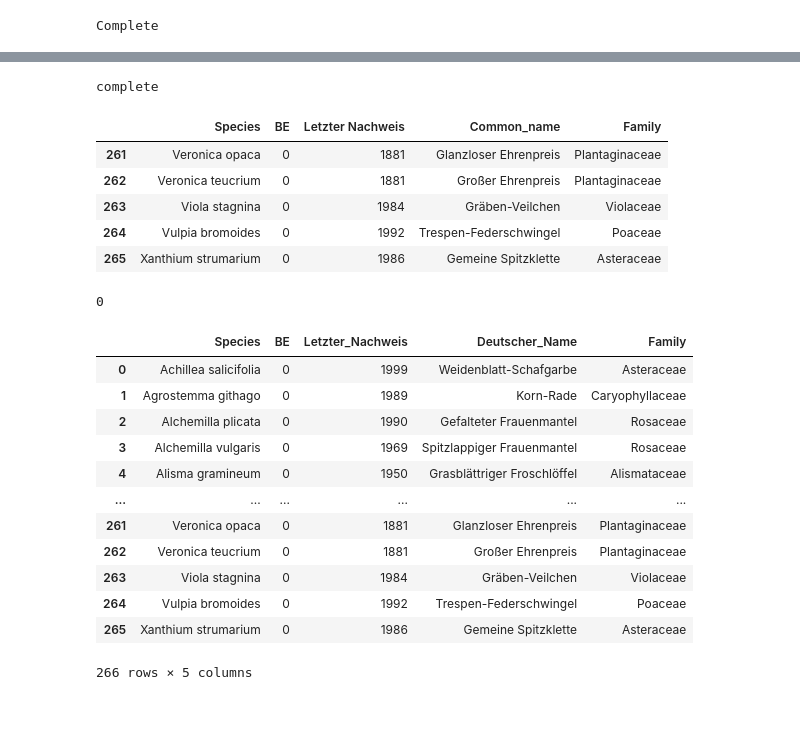
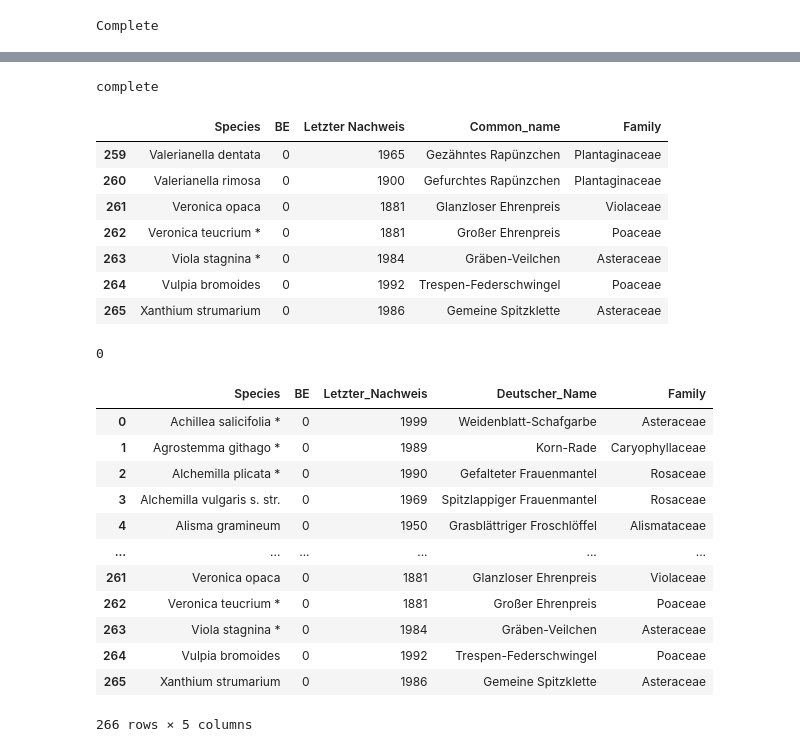
Before and after one commit to Zzzhenya/Berlin-red-list, a Jupyter notebook: Transformation/Raw_csv/Other.ipynb, the cells around one changed output, grey strips where cells are left out. Cells and saved outputs as stored; diff of their text form; code cells hidden in the pictures; blank space fills up the shorter version.

```diff
--- a/Transformation/Raw_csv/Other.ipynb
+++ b/Transformation/Raw_csv/Other.ipynb
@@ -1029,19 +1007,21 @@ gbif_data_missing["family"]
 Name: family, dtype: object
 # %%
-i = 259
+i = 264
 j = 0;
 while i < 266:
     df.at[i, "Family"] = gbif_data_missing["family"][j]
     i = i + 1
     j = j + 1
 print("complete")
 df.tail(7)
 # %% [output]
 complete
 |  | Species | BE | Letzter Nachweis | Common_name | Family |
-| 261 | Veronica opaca | 0 | 1881 | Glanzloser Ehrenpreis | Plantaginaceae |
-| 262 | Veronica teucrium | 0 | 1881 | Großer Ehrenpreis | Plantaginaceae |
-| 263 | Viola stagnina | 0 | 1984 | Gräben-Veilchen | Violaceae |
+| 259 | Valerianella dentata | 0 | 1965 | Gezähntes Rapünzchen | Plantaginaceae |
+| 260 | Valerianella rimosa | 0 | 1900 | Gefurchtes Rapünzchen | Plantaginaceae |
+| 261 | Veronica opaca | 0 | 1881 | Glanzloser Ehrenpreis | Violaceae |
+| 262 | Veronica teucrium * | 0 | 1881 | Großer Ehrenpreis | Poaceae |
+| 263 | Viola stagnina * | 0 | 1984 | Gräben-Veilchen | Asteraceae |
 | 264 | Vulpia bromoides | 0 | 1992 | Trespen-Federschwingel | Poaceae |
 | 265 | Xanthium strumarium | 0 | 1986 | Gemeine Spitzklette | Asteraceae |
 # %%
@@ -1060,15 +1040,15 @@ df.rename({
 df
 # %% [output]
 |  | Species | BE | Letzter_Nachweis | Deutscher_Name | Family |
-| 0 | Achillea salicifolia | 0 | 1999 | Weidenblatt-Schafgarbe | Asteraceae |
-| 1 | Agrostemma githago | 0 | 1989 | Korn-Rade | Caryophyllaceae |
-| 2 | Alchemilla plicata | 0 | 1990 | Gefalteter Frauenmantel | Rosaceae |
-| 3 | Alchemilla vulgaris | 0 | 1969 | Spitzlappiger Frauenmantel | Rosaceae |
+| 0 | Achillea salicifolia * | 0 | 1999 | Weidenblatt-Schafgarbe | Asteraceae |
+| 1 | Agrostemma githago * | 0 | 1989 | Korn-Rade | Caryophyllaceae |
+| 2 | Alchemilla plicata * | 0 | 1990 | Gefalteter Frauenmantel | Rosaceae |
+| 3 | Alchemilla vulgaris s. str. | 0 | 1969 | Spitzlappiger Frauenmantel | Rosaceae |
 | 4 | Alisma gramineum | 0 | 1950 | Grasblättriger Froschlöffel | Alismataceae |
 | ... | ... | ... | ... | ... | ... |
-| 261 | Veronica opaca | 0 | 1881 | Glanzloser Ehrenpreis | Plantaginaceae |
-| 262 | Veronica teucrium | 0 | 1881 | Großer Ehrenpreis | Plantaginaceae |
-| 263 | Viola stagnina | 0 | 1984 | Gräben-Veilchen | Violaceae |
+| 261 | Veronica opaca | 0 | 1881 | Glanzloser Ehrenpreis | Violaceae |
+| 262 | Veronica teucrium * | 0 | 1881 | Großer Ehrenpreis | Poaceae |
+| 263 | Viola stagnina * | 0 | 1984 | Gräben-Veilchen | Asteraceae |
 | 264 | Vulpia bromoides | 0 | 1992 | Trespen-Federschwingel | Poaceae |
 | 265 | Xanthium strumarium | 0 | 1986 | Gemeine Spitzklette | Asteraceae |
 266 rows × 5 columns
```
Also changed, not shown: parts of 73 cells of this notebook.
